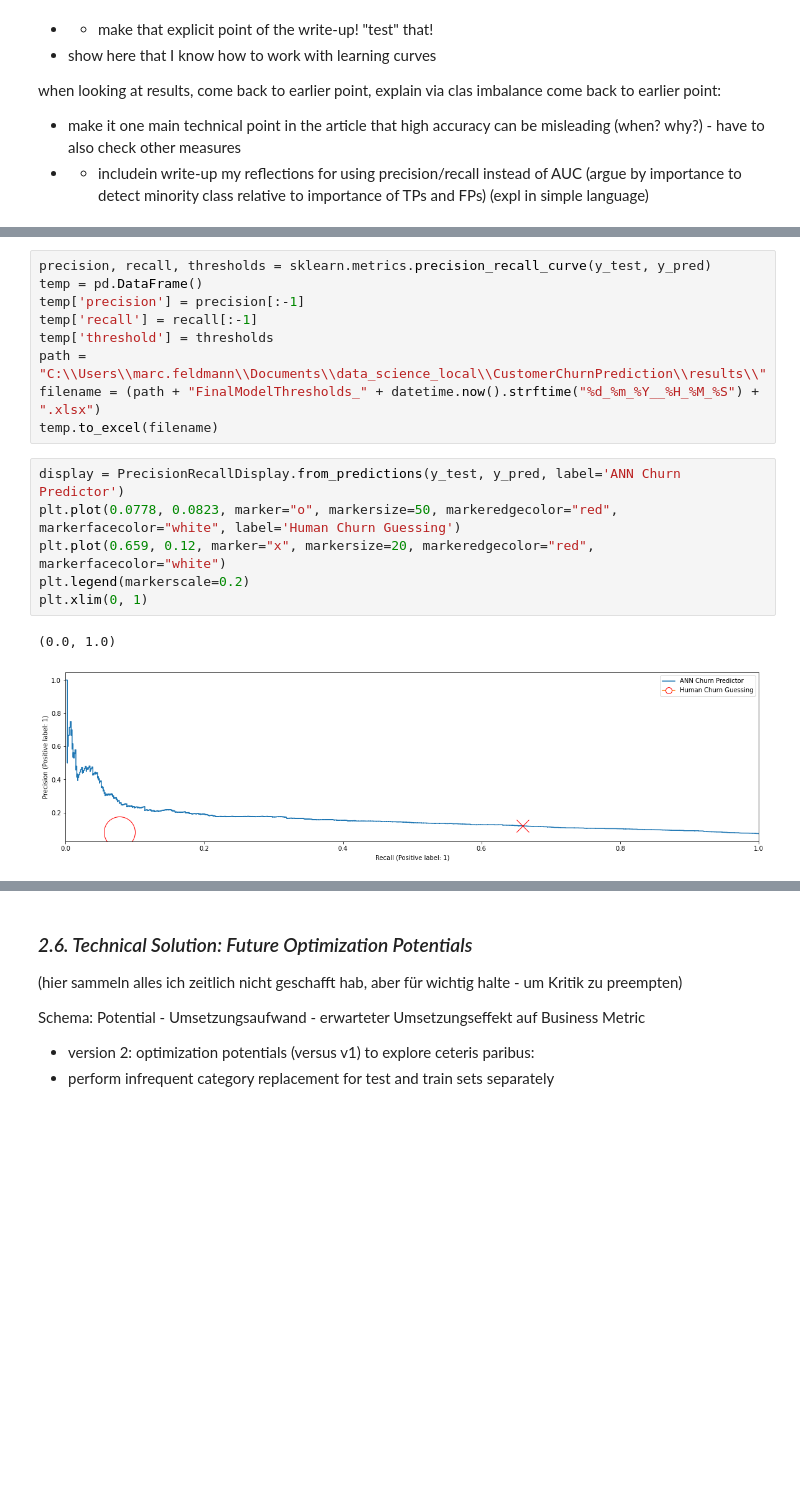
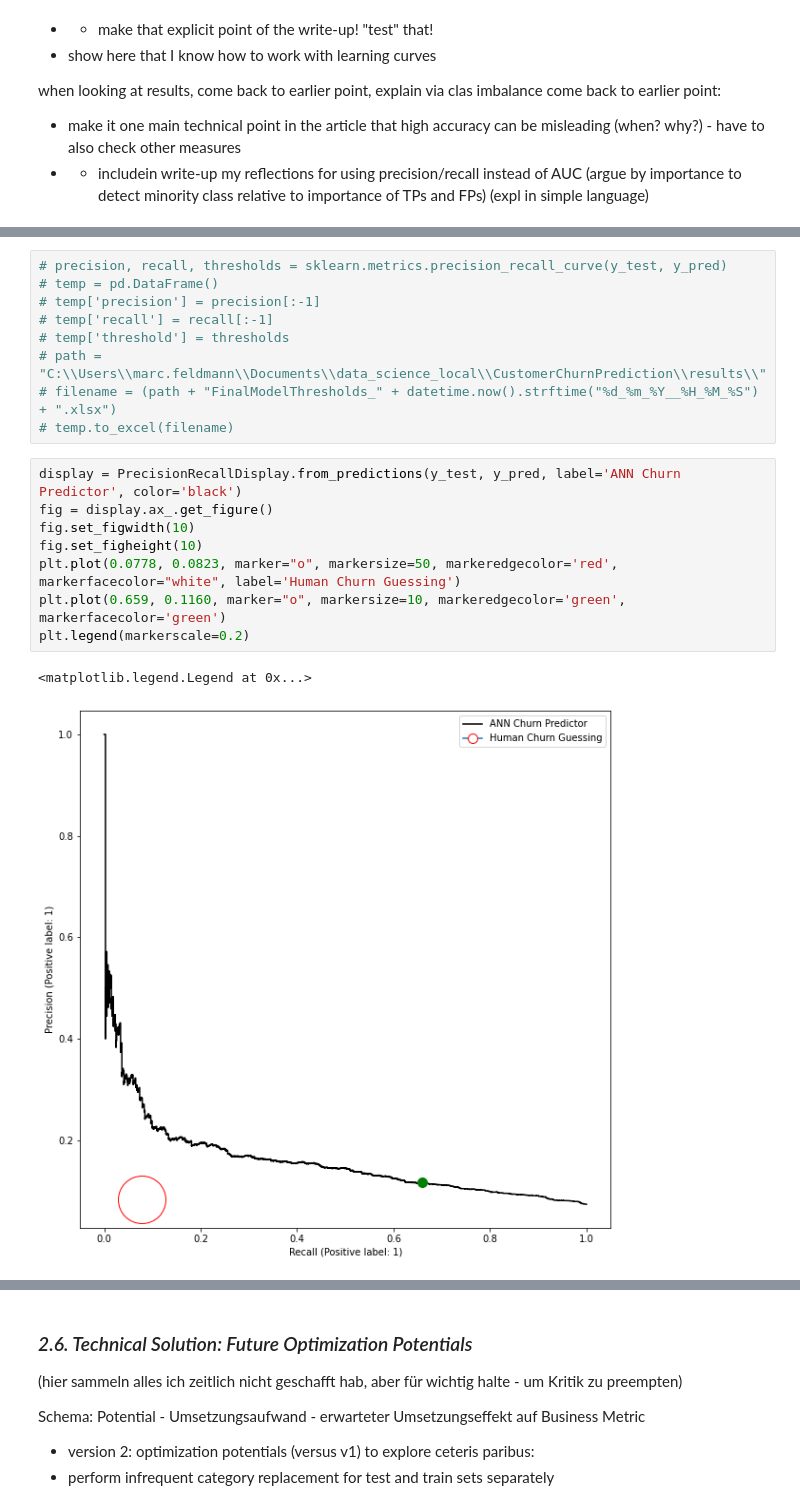
Before and after one commit to marc-feldmann/CustomerChurnPrediction, a Jupyter notebook: report.ipynb, the cells around one changed output, grey strips where cells are left out. Saved outputs shown, nothing was run; the diff lists cells and outputs as text; blank space fills up the shorter version.

```diff
--- a/report.ipynb
+++ b/report.ipynb
@@ -764,18 +768,20 @@ ROC-AUC score is 0.6861884384680215
 # %%
-precision, recall, thresholds = sklearn.metrics.precision_recall_curve(y_test, y_pred)
-temp = pd.DataFrame()
-temp['precision'] = precision[:-1]
-temp['recall'] = recall[:-1]
-temp['threshold'] = thresholds
-path = "C:\\Users\\marc.feldmann\\Documents\\data_science_local\\CustomerChurnPrediction\\results\\"
-filename = (path + "FinalModelThresholds_" + datetime.now().strftime("%d_%m_%Y__%H_%M_%S") + ".xlsx")
-temp.to_excel(filename)
+# precision, recall, thresholds = sklearn.metrics.precision_recall_curve(y_test, y_pred)
+# temp = pd.DataFrame()
+# temp['precision'] = precision[:-1]
+# temp['recall'] = recall[:-1]
+# temp['threshold'] = thresholds
+# path = "C:\\Users\\marc.feldmann\\Documents\\data_science_local\\CustomerChurnPrediction\\results\\"
+# filename = (path + "FinalModelThresholds_" + datetime.now().strftime("%d_%m_%Y__%H_%M_%S") + ".xlsx")
+# temp.to_excel(filename)
 # %%
-display = PrecisionRecallDisplay.from_predictions(y_test, y_pred, label='ANN Churn Predictor')
-plt.plot(0.0778, 0.0823, marker="o", markersize=50, markeredgecolor="red", markerfacecolor="white", label='Human Churn Guessing')
-plt.plot(0.659, 0.12, marker="x", markersize=20, markeredgecolor="red", markerfacecolor="white")
+display = PrecisionRecallDisplay.from_predictions(y_test, y_pred, label='ANN Churn Predictor', color='black')
+fig = display.ax_.get_figure()
+fig.set_figwidth(10)
+fig.set_figheight(10)
+plt.plot(0.0778, 0.0823, marker="o", markersize=50, markeredgecolor='red', markerfacecolor="white", label='Human Churn Guessing')
+plt.plot(0.659, 0.1160, marker="o", markersize=10, markeredgecolor='green', markerfacecolor='green')
 plt.legend(markerscale=0.2)
-plt.xlim(0, 1)
 # %% [output]
-(0.0, 1.0)
+<matplotlib.legend.Legend at 0x...>
-[figure, old version]
+[figure, new version]
```
Also changed, not shown: parts of 12 cells of this notebook, 1 other file.
